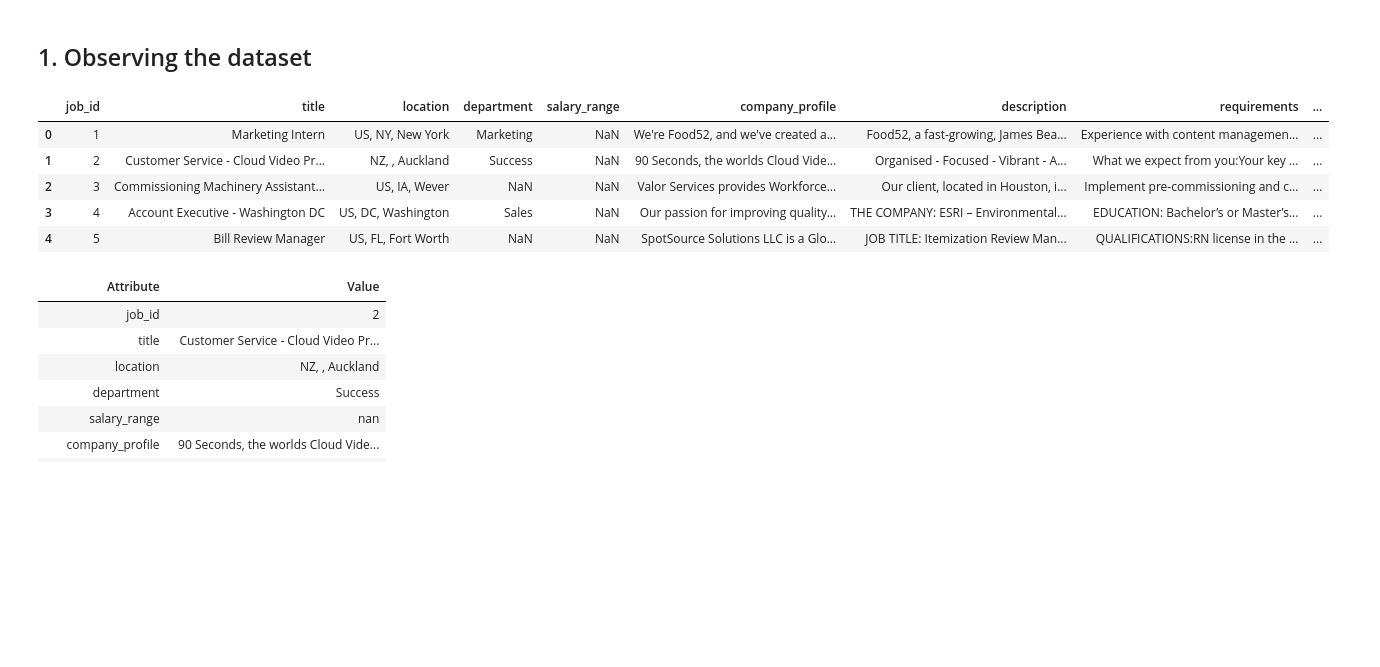
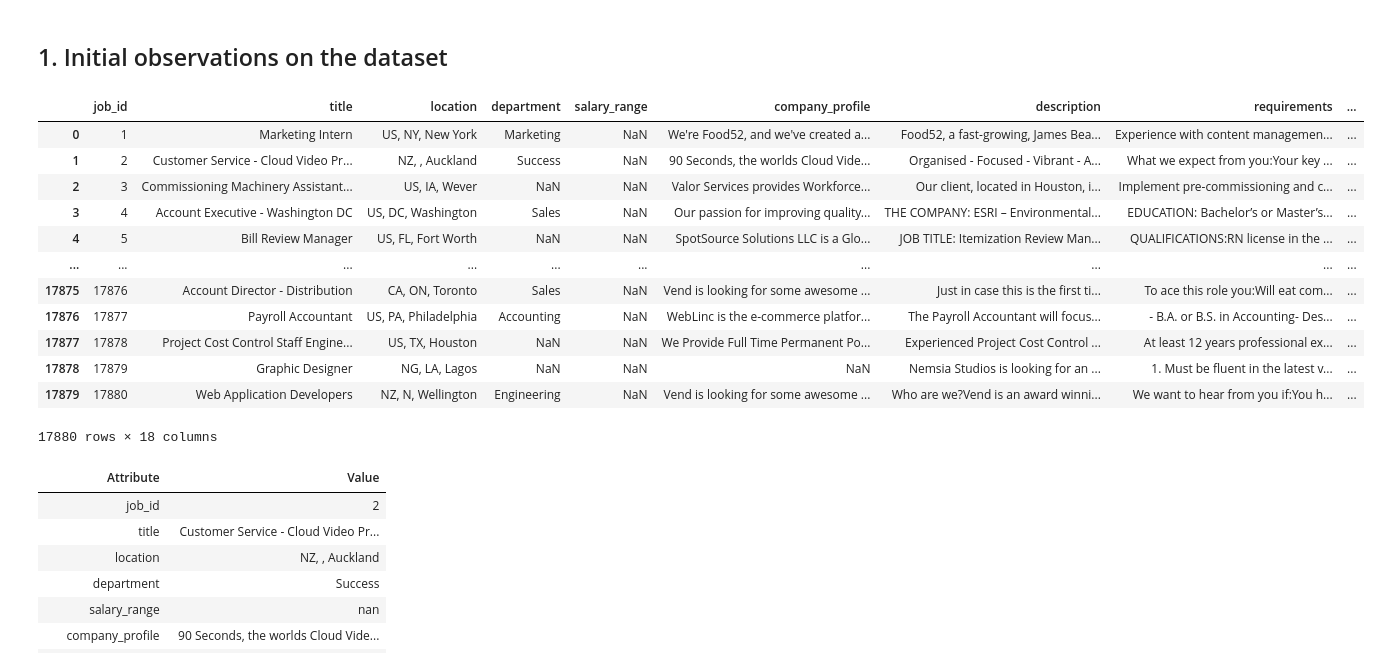
Before and after one commit to guillermoraya/RealVsFalseJob-Analysis-, a Jupyter notebook: RvFJ Analysis.ipynb, the cells around one changed output. Drawn from its saved outputs; the diff is of its cells as text; code cells hidden in the pictures; blank space fills up the shorter version.

```diff
--- a/RvFJ Analysis.ipynb
+++ b/RvFJ Analysis.ipynb
@@ -21,14 +49,21 @@ labels = dataset.columns.values
 # %% [markdown]
-## 1. Observing the dataset
+## 1. Initial observations on the dataset
 # %%
-dataset.head()
+dataset
 # %% [output]
 |  | job_id | title | location | department | salary_range | company_profile | description | requirements | ... |
 | 0 | 1 | Marketing Intern | US, NY, New York | Marketing | NaN | We're Food52, and we've created a... | Food52, a fast-growing, James Bea... | Experience with content managemen... | ... |
 | 1 | 2 | Customer Service - Cloud Video Pr... | NZ, , Auckland | Success | NaN | 90 Seconds, the worlds Cloud Vide... | Organised - Focused - Vibrant - A... | What we expect from you:Your key ... | ... |
 | 2 | 3 | Commissioning Machinery Assistant... | US, IA, Wever | NaN | NaN | Valor Services provides Workforce... | Our client, located in Houston, i... | Implement pre-commissioning and c... | ... |
 | 3 | 4 | Account Executive - Washington DC | US, DC, Washington | Sales | NaN | Our passion for improving quality... | THE COMPANY: ESRI – Environmental... | EDUCATION: Bachelor’s or Master’s... | ... |
 | 4 | 5 | Bill Review Manager | US, FL, Fort Worth | NaN | NaN | SpotSource Solutions LLC is a Glo... | JOB TITLE: Itemization Review Man... | QUALIFICATIONS:RN license in the ... | ... |
+| ... | ... | ... | ... | ... | ... | ... | ... | ... | ... |
+| 17875 | 17876 | Account Director - Distribution | CA, ON, Toronto | Sales | NaN | Vend is looking for some awesome ... | Just in case this is the first ti... | To ace this role you:Will eat com... | ... |
+| 17876 | 17877 | Payroll Accountant | US, PA, Philadelphia | Accounting | NaN | WebLinc is the e-commerce platfor... | The Payroll Accountant will focus... | - B.A. or B.S. in Accounting- Des... | ... |
+| 17877 | 17878 | Project Cost Control Staff Engine... | US, TX, Houston | NaN | NaN | We Provide Full Time Permanent Po... | Experienced Project Cost Control ... | At least 12 years professional ex... | ... |
+| 17878 | 17879 | Graphic Designer | NG, LA, Lagos | NaN | NaN | NaN | Nemsia Studios is looking for an ... | 1. Must be fluent in the latest v... | ... |
+| 17879 | 17880 | Web Application Developers | NZ, N, Wellington | Engineering | NaN | Vend is looking for some awesome ... | Who are we?Vend is an award winni... | We want to hear from you if:You h... | ... |
+17880 rows × 18 columns
 # %%
 def chartMe(content,colnames,rownames,precision=9,pre="", extra=""):
     #Making the rows of the chart
```
Also changed, not shown: parts of 32 cells of this notebook, 1 other file.
